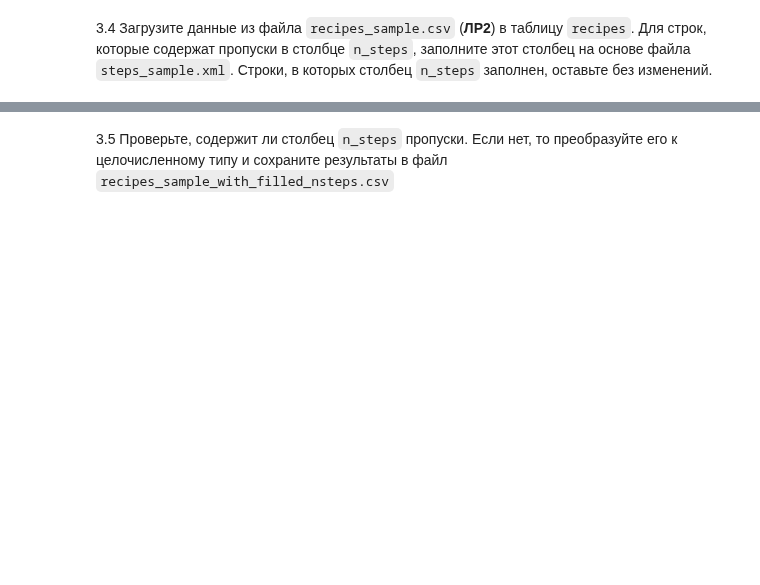
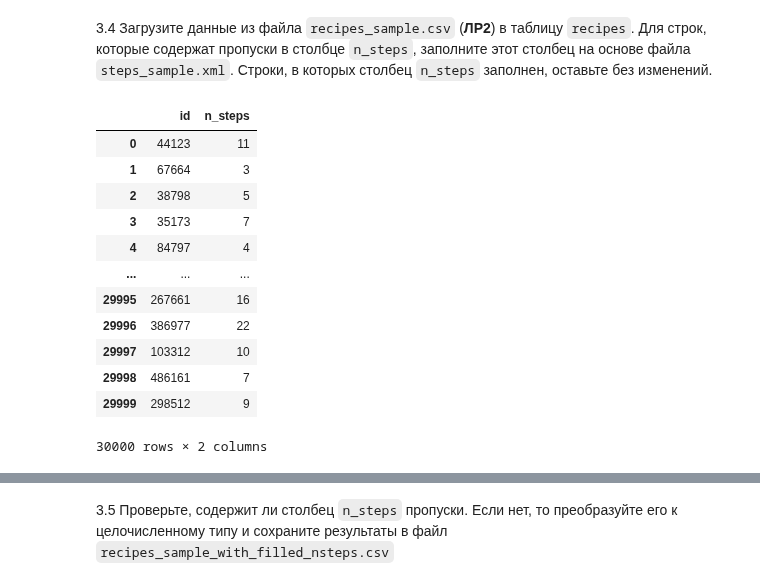
Before and after one commit to belo4ya/My-University, a Jupyter notebook: III Курс/(python) Технологии обработки больших данных/04_data_formats/main.ipynb, the cells around one changed output, grey strips where cells are left out. Saved outputs shown, nothing was run; the diff lists cells and outputs as text; code cells hidden in the pictures; blank space fills up the shorter version.

```diff
--- a/III Курс/(python) Технологии обработки больших данных/04_data_formats/main.ipynb
+++ b/III Курс/(python) Технологии обработки больших данных/04_data_formats/main.ipynb
@@ -362,2 +384,26 @@ print({k: v for k, v in list(step_recipes.items())[:3]})
 # %% [markdown]
 3.4 Загрузите данные из файла `recipes_sample.csv` (__ЛР2__) в таблицу `recipes`. Для строк, которые содержат пропуски в столбце `n_steps`, заполните этот столбец на основе файла  `steps_sample.xml`. Строки, в которых столбец `n_steps` заполнен, оставьте без изменений.
+# %%
+steps_df = pd.DataFrame([
+    {
+        'id': int(recipe.find('id').text),
+        'n_steps': len(recipe.find_all('step')),
+    }
+    for recipe in recipes_lst
+])
+
+steps_df
+# %% [output]
+|  | id | n_steps |
+| 0 | 44123 | 11 |
+| 1 | 67664 | 3 |
+| 2 | 38798 | 5 |
+| 3 | 35173 | 7 |
+| 4 | 84797 | 4 |
+| ... | ... | ... |
+| 29995 | 267661 | 16 |
+| 29996 | 386977 | 22 |
+| 29997 | 103312 | 10 |
+| 29998 | 486161 | 7 |
+| 29999 | 298512 | 9 |
+30000 rows × 2 columns
```
Also changed, not shown: parts of 9 cells of this notebook, 3 other files.
